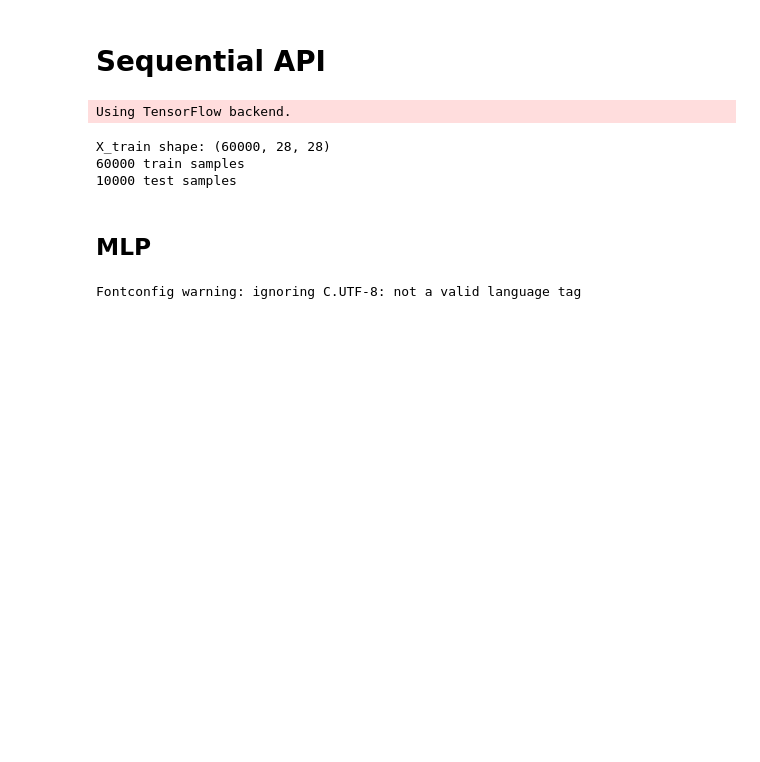
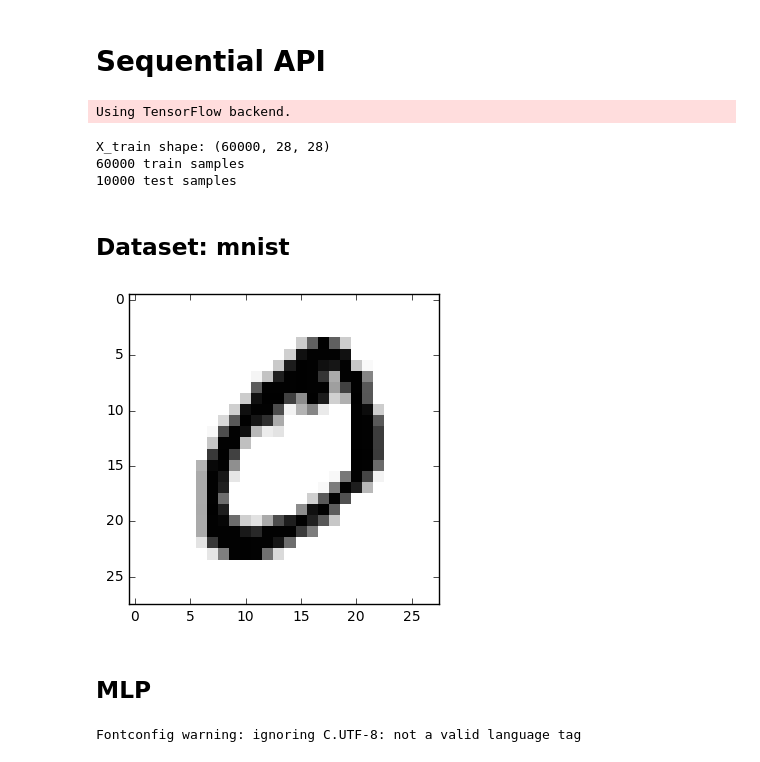
Before and after one commit to tboquet/presentations, a Jupyter notebook: Keras_intro.ipynb, the cells around one changed output. Saved outputs shown, nothing was run; the diff lists cells and outputs as text; code cells hidden in the pictures; blank space fills up the shorter version.

Commit message:
+ mnist + objectives * typo

```diff
--- a/Keras_intro.ipynb
+++ b/Keras_intro.ipynb
@@ -142,6 +149,13 @@ Y_test = np_utils.to_categorical(y_test, nb_classes)
 X_train shape: (60000, 28, 28)
 60000 train samples
 10000 test samples
+# %% [markdown]
+## Dataset: mnist
+# %%
+plt.imshow(X_train[1], interpolation='nearest', cmap=cm.binary)
+plt.show()
+# %% [output]
+[figure, added]
 # %% [markdown]
 ## MLP
 # %%
```
Also changed, not shown: parts of 4 cells of this notebook.
